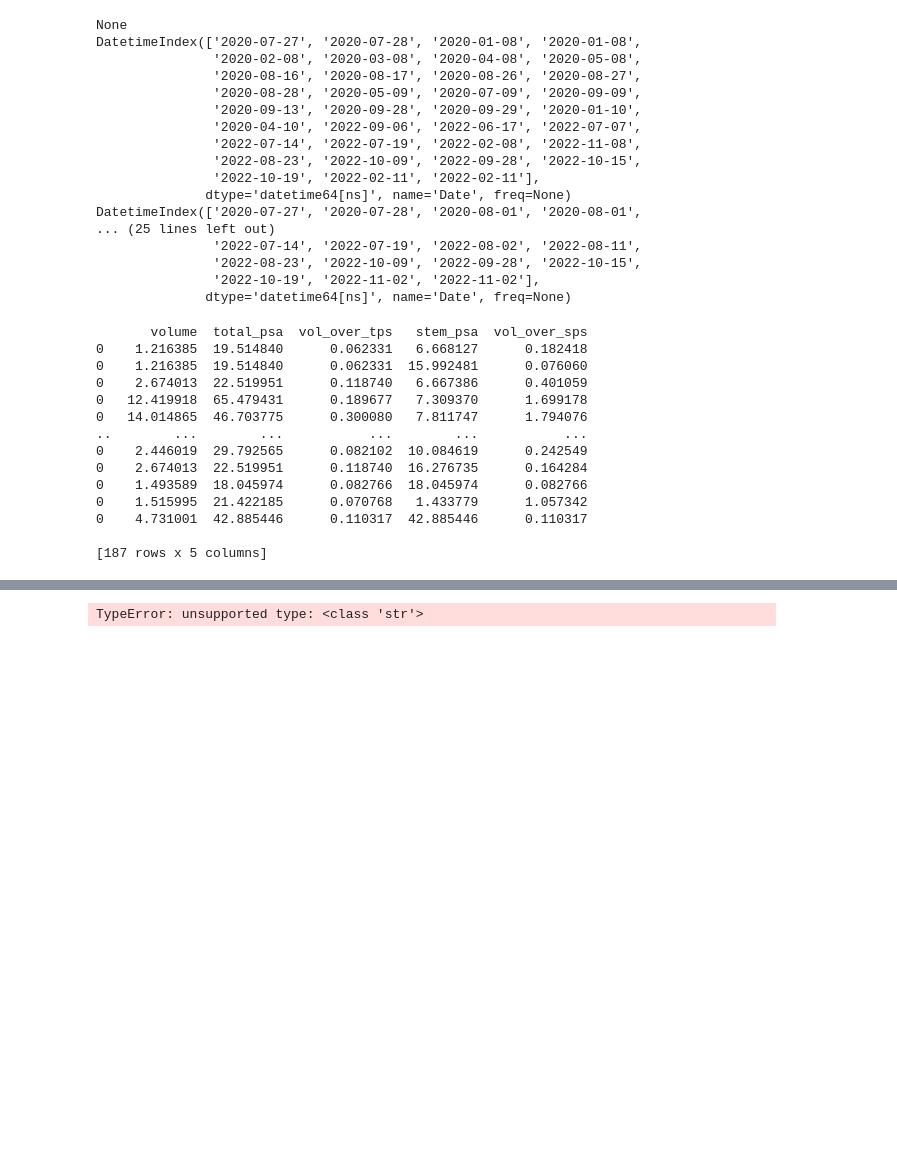
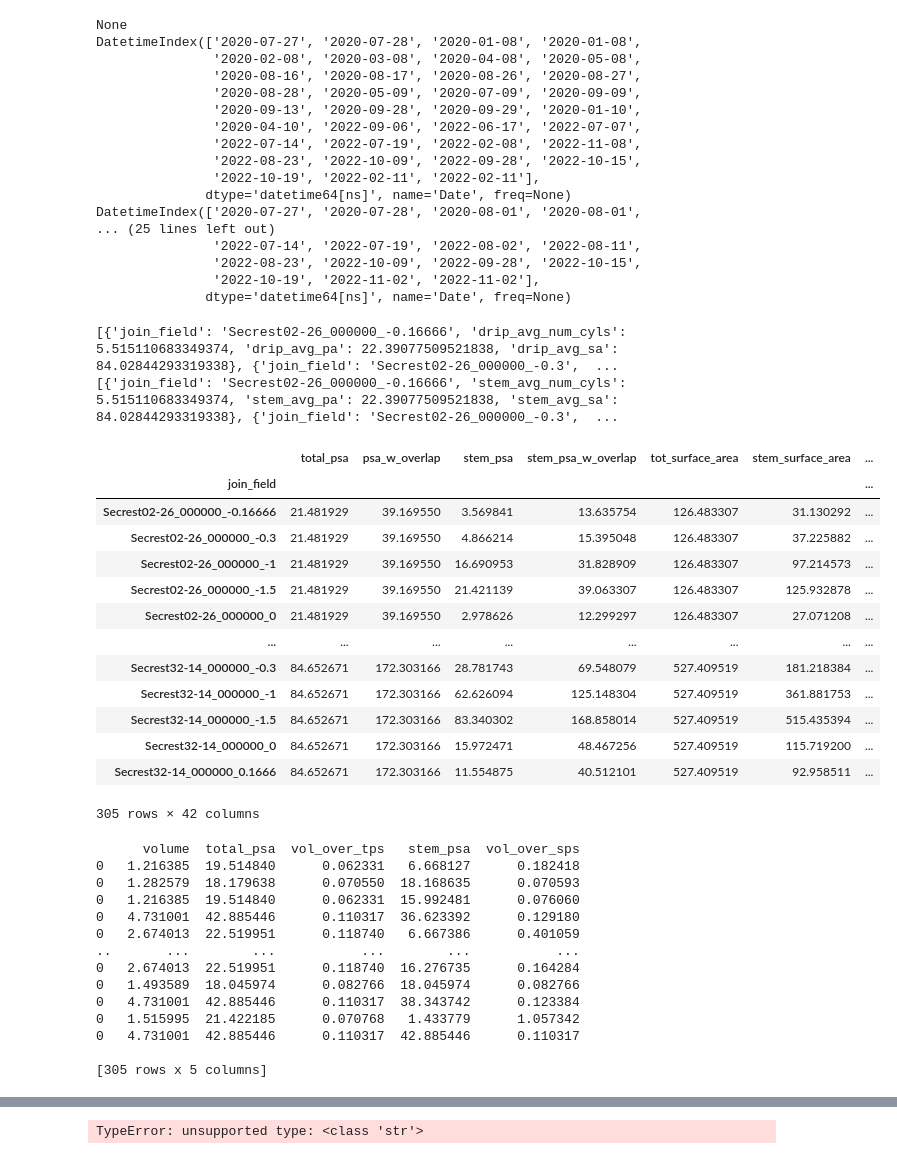
Before and after one commit to wischmcj/canopyHydrodynamics, a Jupyter notebook: scripts/sensitivity_analysis.ipynb, the cells around one changed output, grey strips where cells are left out. Drawn from its saved outputs; the diff is of its cells as text; code cells hidden in the pictures; blank space fills up the shorter version.

```diff
--- a/scripts/sensitivity_analysis.ipynb
+++ b/scripts/sensitivity_analysis.ipynb
@@ -263,7 +292,54 @@ DatetimeIndex(['2020-07-27', '2020-07-28', '2020-08-01', '2020-08-01',
                '2022-08-23', '2022-10-09', '2022-09-28', '2022-10-15',
                '2022-10-19', '2022-11-02', '2022-11-02'],
               dtype='datetime64[ns]', name='Date', freq=None)
+# %%
+#summarizing the flow data
+
+
+stem_flows = all_tree_flows[all_tree_flows['is_stem']]
+drip_flows = all_tree_flows[all_tree_flows['is_stem']==False]
+drip_grouped = drip_flows.groupby(['file_name','case_name'])
+stem_grouped = drip_flows.groupby(['file_name','case_name'])
+drip_stats = [{'join_field': f'{group[0][0]}_{group[0][1]}',
+                'drip_avg_num_cyls' :np.mean(group[1]['num_cylinders']),
+                'drip_avg_pa' :np.sum(group[1]['projected_area']),
+                'drip_avg_sa' :np.sum(group[1]['surface_area'])} for group in drip_grouped]
+
+stem_stats = [{'join_field': f'{group[0][0]}_{group[0][1]}',
+                'stem_avg_num_cyls' :np.mean(group[1]['num_cylinders']),
+                'stem_avg_pa' :np.sum(group[1]['projected_area']),
+                'stem_avg_sa' :np.sum(group[1]['surface_area'])} for group in stem_grouped]
+print(drip_stats)
+print(stem_stats)
+
+drip_df = pd.DataFrame(drip_stats)
+
+# w_flow_stats = all_tree_stats.join(drip_df, how='left', on= 'join_field', lsuffix='stats',rsuffix='drip')
+w_flow_stats = all_tree_stats.set_index('join_field').join(drip_df.set_index('join_field'))
+w_flow_stats.sort_values(by=["join_field"])
+# w_flow_stats
+
+# print(all_tree_stats['join_field'])
+# print(all_tree_flows['join_field'])
+# %% [output]
+[{'join_field': 'Secrest02-26_000000_-0.16666', 'drip_avg_num_cyls': 5.515110683349374, 'drip_avg_pa': 22.39077509521838, 'drip_avg_sa': 84.02844293319338}, {'join_field': 'Secrest02-26_000000_-0.3',  ...
+[{'join_field': 'Secrest02-26_000000_-0.16666', 'stem_avg_num_cyls': 5.515110683349374, 'stem_avg_pa': 22.39077509521838, 'stem_avg_sa': 84.02844293319338}, {'join_field': 'Secrest02-26_000000_-0.3',  ...
+|  | total_psa | psa_w_overlap | stem_psa | stem_psa_w_overlap | tot_surface_area | stem_surface_area | ... |
+| join_field |  |  |  |  |  |  | ... |
+| Secrest02-26_000000_-0.16666 | 21.481929 | 39.169550 | 3.569841 | 13.635754 | 126.483307 | 31.130292 | ... |
+| Secrest02-26_000000_-0.3 | 21.481929 | 39.169550 | 4.866214 | 15.395048 | 126.483307 | 37.225882 | ... |
+| Secrest02-26_000000_-1 | 21.481929 | 39.169550 | 16.690953 | 31.828909 | 126.483307 | 97.214573 | ... |
+| Secrest02-26_000000_-1.5 | 21.481929 | 39.169550 | 21.421139 | 39.063307 | 126.483307 | 125.932878 | ... |
+| Secrest02-26_000000_0 | 21.481929 | 39.169550 | 2.978626 | 12.299297 | 126.483307 | 27.071208 | ... |
+| ... | ... | ... | ... | ... | ... | ... | ... |
+| Secrest32-14_000000_-0.3 | 84.652671 | 172.303166 | 28.781743 | 69.548079 | 527.409519 | 181.218384 | ... |
+| Secrest32-14_000000_-1 | 84.652671 | 172.303166 | 62.626094 | 125.148304 | 527.409519 | 361.881753 | ... |
+| Secrest32-14_000000_-1.5 | 84.652671 | 172.303166 | 83.340302 | 168.858014 | 527.409519 | 515.435394 | ... |
+| Secrest32-14_000000_0 | 84.652671 | 172.303166 | 15.972471 | 48.467256 | 527.409519 | 115.719200 | ... |
+| Secrest32-14_000000_0.1666 | 84.652671 | 172.303166 | 11.554875 | 40.512101 | 527.409519 | 92.958511 | ... |
+305 rows × 42 columns
 # %%
+#Generating proportion fields for sensitivity stats
 from IPython.display import display
 all_tree_stats_raw = all_tree_stats
 all_tree_stats_raw['vol_over_tps'] = all_tree_stats_raw['volume'].div(all_tree_stats_raw['total_psa'])
@@ -281,19 +357,22 @@ print(all_tree_stats_raw[['volume', 'total_psa', 'vol_over_tps', 'stem_psa', 'vo
 all_tree_stats = all_tree_stats.dropna(axis=1, how='all')
 all_tree_stats = all_tree_stats.sort_values(by=['file_name', 'case_name'])
 #        'Order_three_angle_std', 'order_gr_four_angle_avg',
-#        'order_gr_four_angle_std', 'file_name', 'case_name'],
+#        'order_gr_four_angle_std', 'file_name', 'case_name']
+all_tree_flows = all_tree_flows.sort_values(by=['file_name', 'case_name'])
+# w_flow_stats = all_tree_stats.join(all_tree_flows['average'], how='left',on=['file_name', 'case_name'])
+# w_flow_stats
 # %% [output]
-       volume  total_psa  vol_over_tps   stem_psa  vol_over_sps
-0    1.216385  19.514840      0.062331   6.668127      0.182418
-0    1.216385  19.514840      0.062331  15.992481      0.076060
-0    2.674013  22.519951      0.118740   6.667386      0.401059
-0   12.419918  65.479431      0.189677   7.309370      1.699178
-0   14.014865  46.703775      0.300080   7.811747      1.794076
-..        ...        ...           ...        ...           ...
-0    2.446019  29.792565      0.082102  10.084619      0.242549
-0    2.674013  22.519951      0.118740  16.276735      0.164284
-0    1.493589  18.045974      0.082766  18.045974      0.082766
-0    1.515995  21.422185      0.070768   1.433779      1.057342
-0    4.731001  42.885446      0.110317  42.885446      0.110317
+      volume  total_psa  vol_over_tps   stem_psa  vol_over_sps
+0   1.216385  19.514840      0.062331   6.668127      0.182418
+0   1.282579  18.179638      0.070550  18.168635      0.070593
+0   1.216385  19.514840      0.062331  15.992481      0.076060
+0   4.731001  42.885446      0.110317  36.623392      0.129180
+0   2.674013  22.519951      0.118740   6.667386      0.401059
+..       ...        ...           ...        ...           ...
+0   2.674013  22.519951      0.118740  16.276735      0.164284
+0   1.493589  18.045974      0.082766  18.045974      0.082766
+0   4.731001  42.885446      0.110317  38.343742      0.123384
+0   1.515995  21.422185      0.070768   1.433779      1.057342
+0   4.731001  42.885446      0.110317  42.885446      0.110317
 
-[187 rows x 5 columns]
+[305 rows x 5 columns]
```
Also changed, not shown: parts of 13 cells of this notebook, 6 other files.
